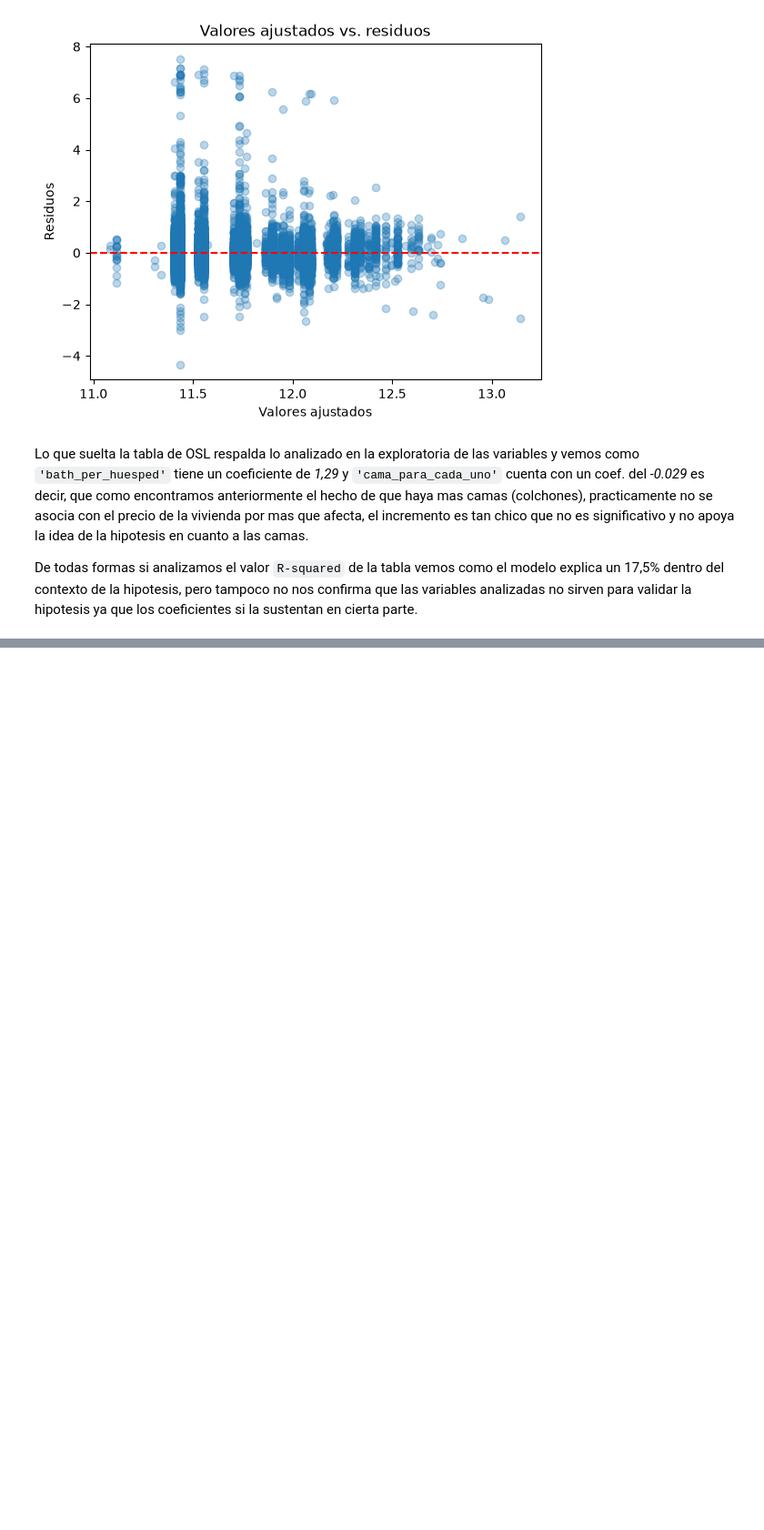
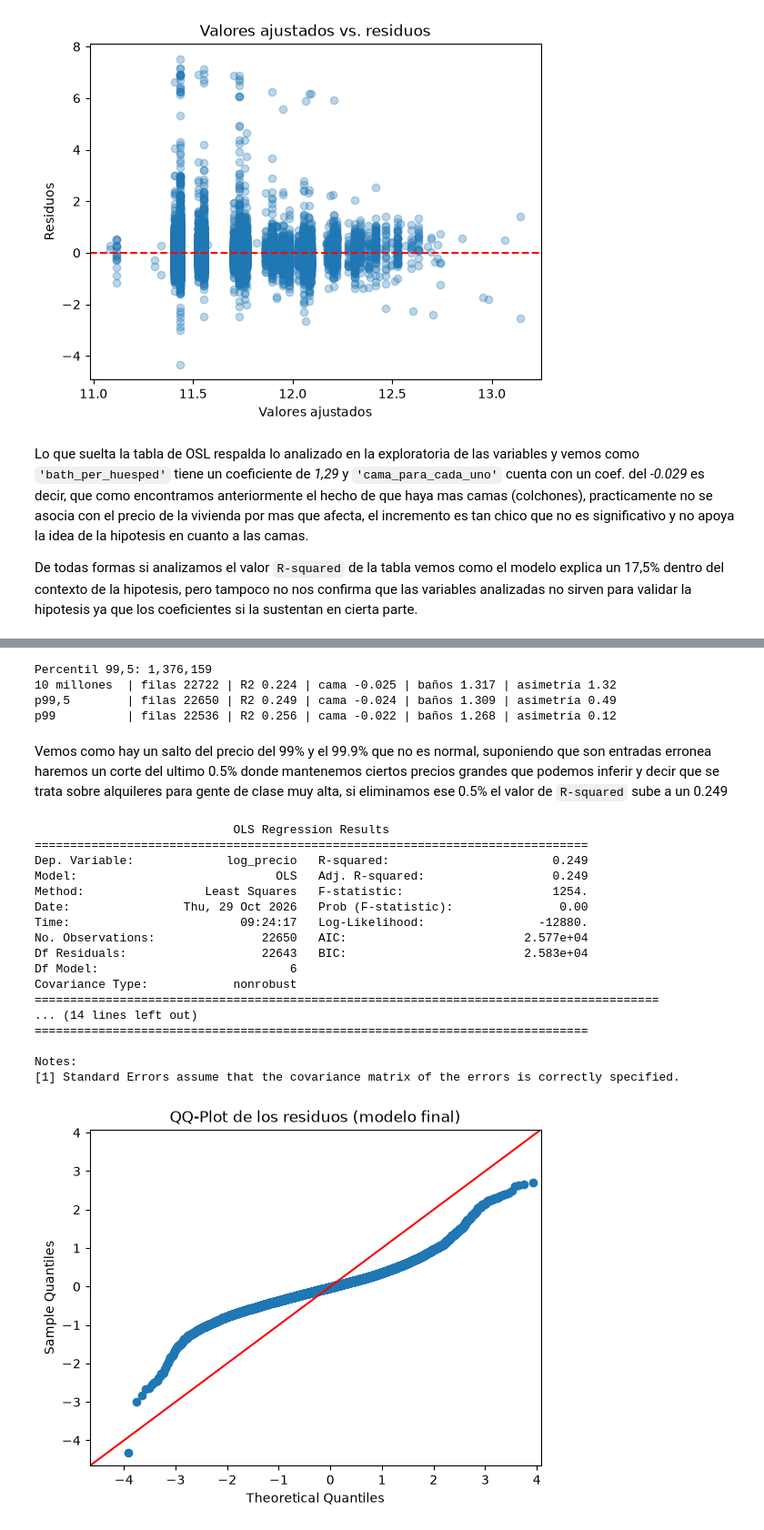
Before and after one commit to CanBugarini/TPE_CienciaDeDatos, a Jupyter notebook: prueba1.ipynb, the cells around one changed output, grey strips where cells are left out. Shown at 91% size. Saved outputs shown, nothing was run; the diff lists cells and outputs as text; code cells hidden in the pictures; blank space fills up the shorter version.

```diff
--- a/prueba1.ipynb
+++ b/prueba1.ipynb
@@ -422,0 +446,6 @@ De todas formas si analizamos el valor `R-squared` de la tabla vemos como el mod
+# %%
+df_comp2['resid'] = modelo.resid
+extremos = df_comp2[df_comp2['resid'] > 4]
+extremos[['accommodates', 'bathrooms', 'price_quote_price_per_night', 'resid']].sort_values('resid', ascending=False).head(15)
+print(len(extremos))
+df_comp2['price_quote_price_per_night'].quantile([0.5, 0.9, 0.99, 0.999, 1])
@@ -422,0 +460,51 @@ De todas formas si analizamos el valor `R-squared` de la tabla vemos como el mod
+# %%
+corte_995 = df_comp2['price_quote_price_per_night'].quantile(0.995)
+print(f"Percentil 99,5: {corte_995:,.0f}")
+
+for nombre, corte in [('10 millones', 1e7), ('p99,5', corte_995), ('p99', df_comp2['price_quote_price_per_night'].quantile(0.99))]:
+    d = df_comp2[df_comp2['price_quote_price_per_night'] <= corte]
+    m = smf.ols('log_precio ~ C(accommodates) + cama_para_cada_uno + bath_per_huesped', data=d).fit()
+    print(f"{nombre:12} | filas {len(d)} | R2 {m.rsquared:.3f} | "
+          f"cama {m.params['cama_para_cada_uno']:.3f} | baños {m.params['bath_per_huesped']:.3f} | "
+          f"asimetría {m.resid.skew():.2f}")
+# %% [output]
+Percentil 99,5: 1,376,159
+10 millones  | filas 22722 | R2 0.224 | cama -0.025 | baños 1.317 | asimetría 1.32
+p99,5        | filas 22650 | R2 0.249 | cama -0.024 | baños 1.309 | asimetría 0.49
+p99          | filas 22536 | R2 0.256 | cama -0.022 | baños 1.268 | asimetría 0.12
+# %% [markdown]
+Vemos como hay un salto del precio del 99% y el 99.9% que no es normal, suponiendo que son entradas erronea haremos un corte del ultimo 0.5% donde mantenemos ciertos precios grandes que podemos inferir y decir que se trata sobre alquileres para gente de clase muy alta, si eliminamos ese 0.5% el valor de `R-squared` sube a un 0.249
+# %%
+d = df_comp2[df_comp2['price_quote_price_per_night'] <= corte_995].copy()
+modelo_final = smf.ols('log_precio ~ C(accommodates) + cama_para_cada_uno + bath_per_huesped', data=d).fit()
+print(modelo_final.summary())
+
+sm.qqplot(modelo_final.resid, line='45')
+plt.title('QQ-Plot de los residuos (modelo final)')
+plt.show()
+
+plt.scatter(modelo_final.fittedvalues, modelo_final.resid, alpha=0.3)
+plt.axhline(0, color='red', linestyle='--')
+plt.xlabel('Valores ajustados')
+plt.ylabel('Residuos')
+plt.title('Valores ajustados vs. residuos (modelo final)')
+plt.show()
+# %% [output]
+                            OLS Regression Results
+==============================================================================
+Dep. Variable:             log_precio   R-squared:                       0.249
+Model:                            OLS   Adj. R-squared:                  0.249
+Method:                 Least Squares   F-statistic:                     1254.
+Date:                Thu, 29 Oct 2026   Prob (F-statistic):               0.00
+Time:                        09:24:17   Log-Likelihood:                -12880.
+No. Observations:               22650   AIC:                         2.577e+04
+Df Residuals:                   22643   BIC:                         2.583e+04
+Df Model:                           6
+Covariance Type:            nonrobust
+========================================================================================
+... (14 lines left out)
+==============================================================================
+
+Notes:
+[1] Standard Errors assume that the covariance matrix of the errors is correctly specified.
+[figure, added]
```
Also changed, not shown: parts of 13 cells of this notebook.
